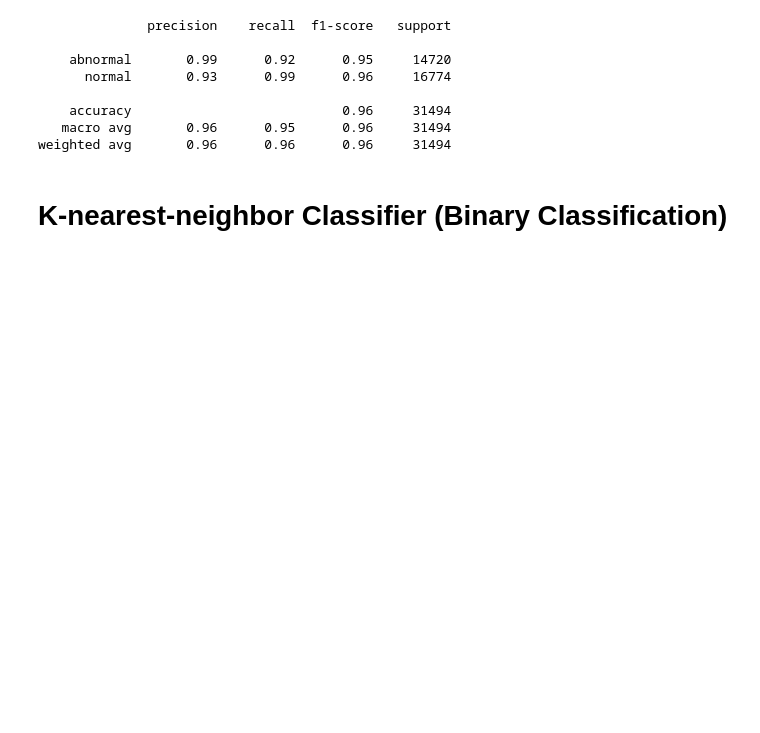
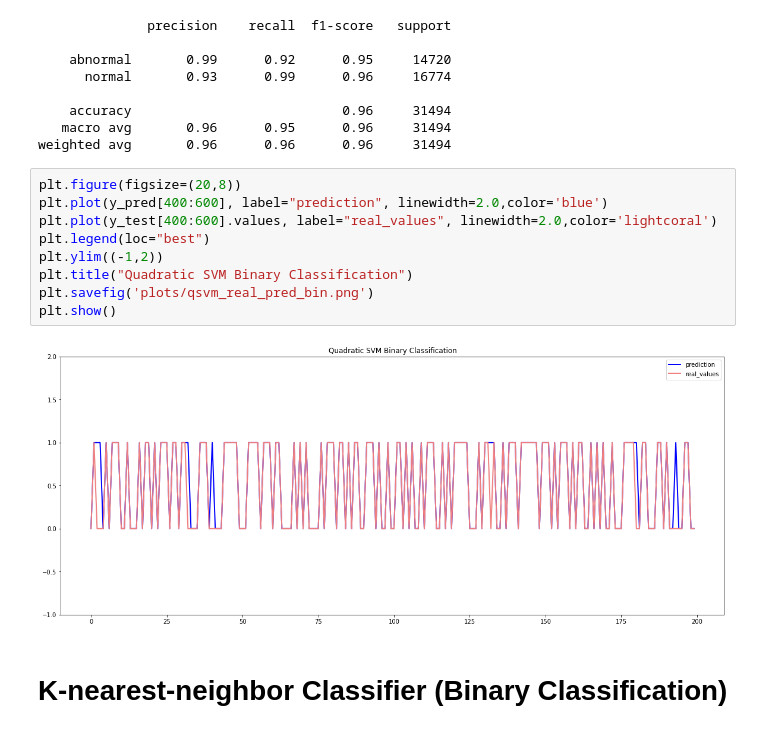
Before and after one commit to abhinav-bhardwaj/Network-Intrusion-Detection-Using-Machine-Learning, a Jupyter notebook: Intrusion_Detection_NSL_KDD.ipynb, the cells around one changed output. Cells and saved outputs as stored; diff of their text form; blank space fills up the shorter version.

```diff
--- a/Intrusion_Detection_NSL_KDD.ipynb
+++ b/Intrusion_Detection_NSL_KDD.ipynb
@@ -477,6 +489,17 @@ print(classification_report(y_test, y_pred,target_names=le1.classes_))
     accuracy                           0.96     31494
    macro avg       0.96      0.95      0.96     31494
 weighted avg       0.96      0.96      0.96     31494
+# %%
+plt.figure(figsize=(20,8))
+plt.plot(y_pred[400:600], label="prediction", linewidth=2.0,color='blue')
+plt.plot(y_test[400:600].values, label="real_values", linewidth=2.0,color='lightcoral')
+plt.legend(loc="best")
+plt.ylim((-1,2))
+plt.title("Quadratic SVM Binary Classification")
+plt.savefig('plots/qsvm_real_pred_bin.png')
+plt.show()
+# %% [output]
+[figure, added]
 # %% [markdown]
 # **K-nearest-neighbor Classifier (Binary Classification)**
 # %%
```
Also changed, not shown: parts of 17 cells of this notebook.
